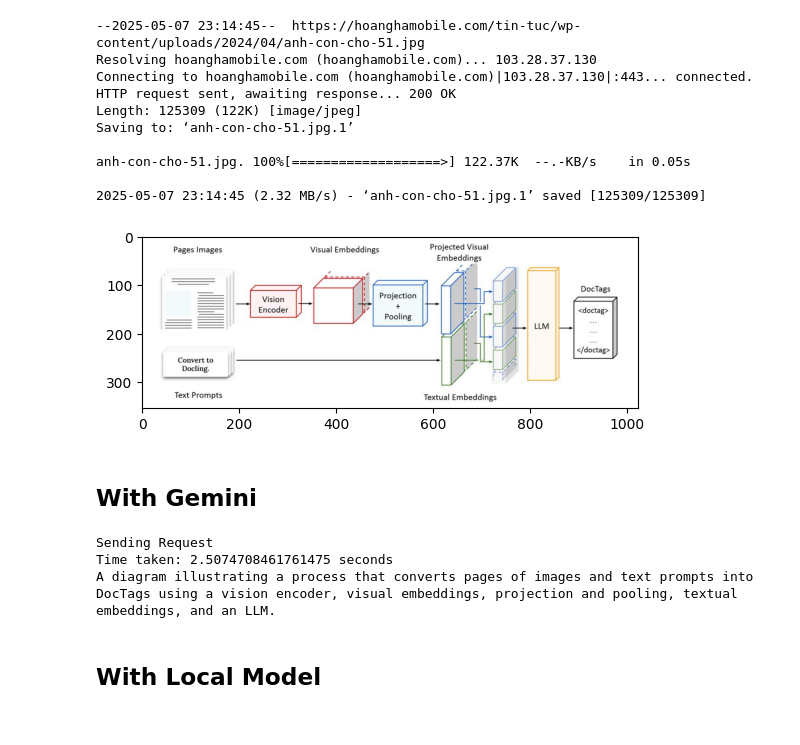
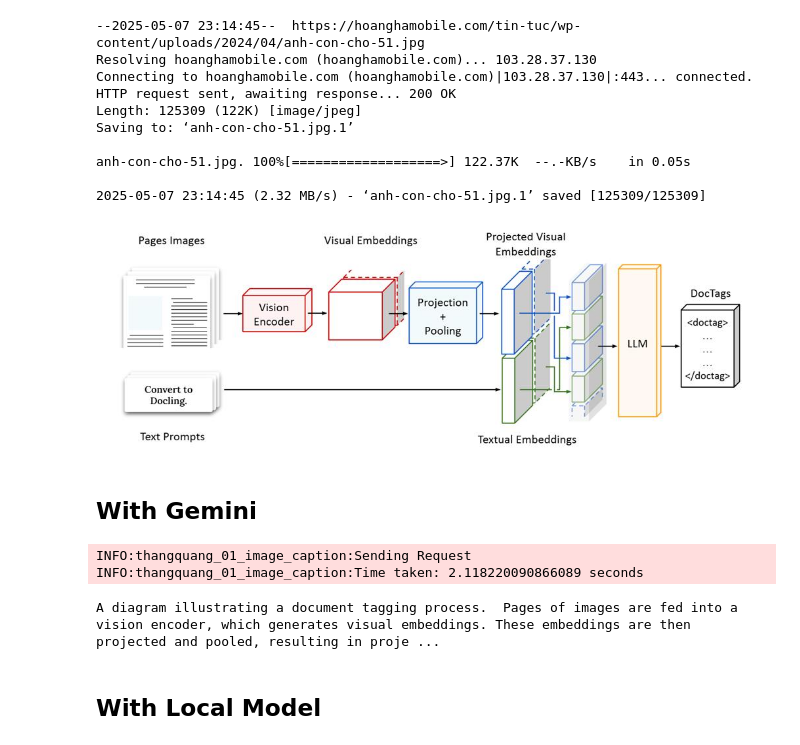
Before and after one commit to trlhvinh04/multimodal-rag-baseline, a Jupyter notebook: notebooks/thangquang_01_image_captions.ipynb, the cells around one changed output. Saved outputs shown, nothing was run; the diff lists cells and outputs as text; code cells hidden in the pictures.

Commit message:
refactor(notebooks): Refactor notebook (GEMINI API CALLING MODEL)

```diff
--- a/notebooks/thangquang_01_image_captions.ipynb
+++ b/notebooks/thangquang_01_image_captions.ipynb
@@ -23,35 +24,16 @@ Saving to: ‘anh-con-cho-51.jpg.1’
 anh-con-cho-51.jpg. 100%[===================>] 122.37K  --.-KB/s    in 0.05s
 
 2025-05-07 23:14:45 (2.32 MB/s) - ‘anh-con-cho-51.jpg.1’ saved [125309/125309]
-# %%
-def get_image_base64(image_path: str) -> Union[str, None]:
-    from PIL import Image
-
-    try:
-        with Image.open(image_path) as img:
-            if img.mode != "RGB":
-                img = img.convert("RGB")
-            img.thumbnail((1024, 1024))
-            buffered = io.BytesIO()
-            img.save(buffered, format="JPEG")
-            img_byte = buffered.getvalue()
-            return base64.b64encode(img_byte).decode("utf-8")
-    except FileNotFoundError:
-        print(f"File not found: {image_path}")
-        return None
-    except Exception as e:
-        print(e)
-        return None
 # %%
+from thangquang_01_image_caption import get_image_base64
+from IPython.display import display
+
 img_path = "../data/raw/imgs/image.png"
-img = get_image_base64(img_path)
+img = get_image_base64(image_path=img_path)
 im = Image.open(BytesIO(base64.b64decode(img)))
 
-import matplotlib.pyplot as plt
-
-plt.imshow(im)
-plt.show()
+display(im)
 # %% [output]
-[figure, old version]
+[figure, new version]
 # %% [markdown]
 ## With Gemini
@@ -116,9 +42,9 @@ def generate_caption_with_gemini(
 # %%
-print(generate_caption_with_gemini(img_path))
+print(generate_caption_with_gemini(image_path=img_path))
 # %% [output]
-Sending Request
-Time taken: 2.5074708461761475 seconds
-A diagram illustrating a process that converts pages of images and text prompts into DocTags using a vision encoder, visual embeddings, projection and pooling, textual embeddings, and an LLM.
+INFO:thangquang_01_image_caption:Sending Request
+INFO:thangquang_01_image_caption:Time taken: 2.118220090866089 seconds
+A diagram illustrating a document tagging process.  Pages of images are fed into a vision encoder, which generates visual embeddings. These embeddings are then projected and pooled, resulting in proje ...
 # %% [markdown]
 ## With Local Model
 # %%
```
Also changed, not shown: parts of 7 cells of this notebook.
